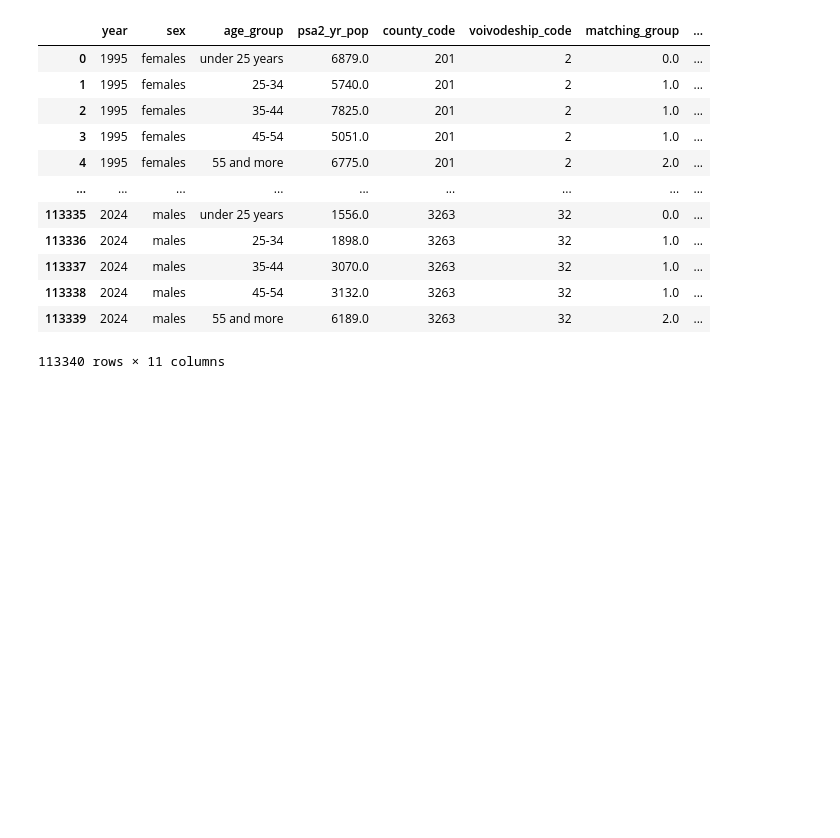
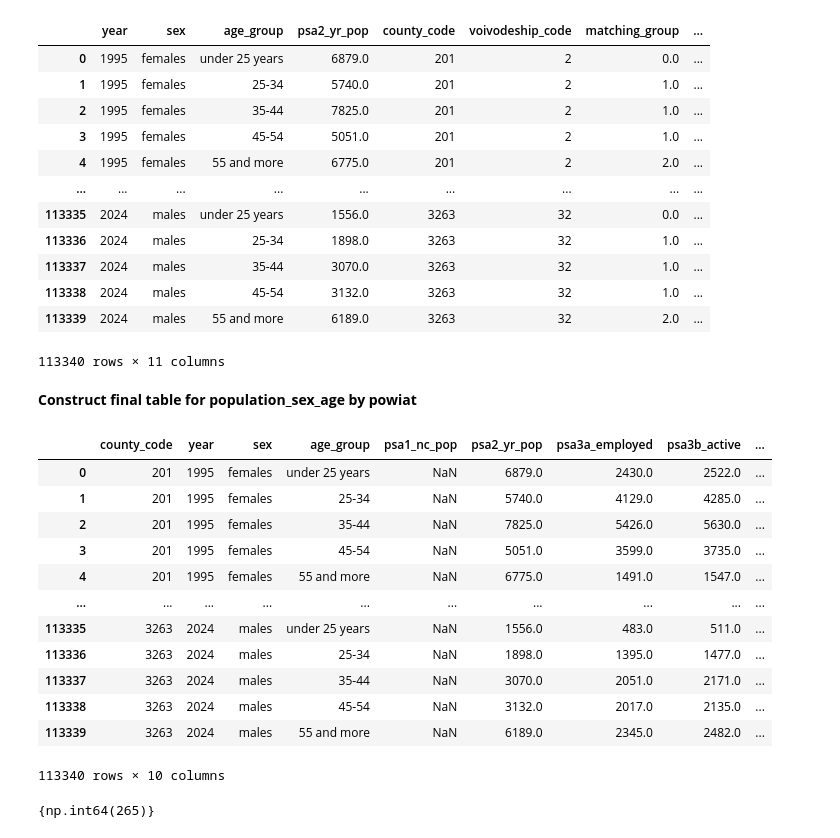
Before and after one commit to harrisonluff/Group_Project_Y3, a Jupyter notebook: notebooks/analysis/03_01_population_outcome.ipynb, the cells around one changed output. Saved outputs shown, nothing was run; the diff lists cells and outputs as text; code cells hidden in the pictures; blank space fills up the shorter version.

Commit message:
Implemented population sex age powiat table

```diff
--- a/notebooks/analysis/03_01_population_outcome.ipynb
+++ b/notebooks/analysis/03_01_population_outcome.ipynb
@@ -1270,3 +1270,40 @@ psa_option4
 | 113338 | 2024 | males | 45-54 | 3132.0 | 3263 | 32 | 1.0 | ... |
 | 113339 | 2024 | males | 55 and more | 6189.0 | 3263 | 32 | 2.0 | ... |
 113340 rows × 11 columns
+# %% [markdown]
+**Construct final table for population_sex_age by powiat**
+# %%
+psa = psa_option1.set_index(["county_code", "year", "sex", "age_group"]).copy()
+
+psa = psa.join(psa_option2.set_index(["county_code", "year", "sex", "age_group"]).copy(), how="outer")
+
+psa = psa.join(psa_option3.set_index(["county_code", "year", "sex", "age_group"]).copy(), how="outer")
+
+psa = psa.join(psa_option4.set_index(["county_code", "year", "sex", "age_group"])[["psa4a_employed", "psa4b_active"]].copy(), how="outer")
+
+psa = psa.reset_index()
+
+psa.to_csv(repo_root / "cleaned/03_01_outcome_tables/population_powiat_sex_age.csv")
+psa
+# %% [output]
+|  | county_code | year | sex | age_group | psa1_nc_pop | psa2_yr_pop | psa3a_employed | psa3b_active | ... |
+| 0 | 201 | 1995 | females | under 25 years | NaN | 6879.0 | 2430.0 | 2522.0 | ... |
+| 1 | 201 | 1995 | females | 25-34 | NaN | 5740.0 | 4129.0 | 4285.0 | ... |
+| 2 | 201 | 1995 | females | 35-44 | NaN | 7825.0 | 5426.0 | 5630.0 | ... |
+| 3 | 201 | 1995 | females | 45-54 | NaN | 5051.0 | 3599.0 | 3735.0 | ... |
+| 4 | 201 | 1995 | females | 55 and more | NaN | 6775.0 | 1491.0 | 1547.0 | ... |
+| ... | ... | ... | ... | ... | ... | ... | ... | ... | ... |
+| 113335 | 3263 | 2024 | males | under 25 years | NaN | 1556.0 | 483.0 | 511.0 | ... |
+| 113336 | 3263 | 2024 | males | 25-34 | NaN | 1898.0 | 1395.0 | 1477.0 | ... |
+| 113337 | 3263 | 2024 | males | 35-44 | NaN | 3070.0 | 2051.0 | 2171.0 | ... |
+| 113338 | 3263 | 2024 | males | 45-54 | NaN | 3132.0 | 2017.0 | 2135.0 | ... |
+| 113339 | 3263 | 2024 | males | 55 and more | NaN | 6189.0 | 2345.0 | 2482.0 | ... |
+113340 rows × 10 columns
+# %%
+psa_temp_1 = set(psa[psa["year"]==2012]["county_code"].unique())
+psa_temp_2 = set(psa[psa["year"]==2013]["county_code"].unique())
+len(psa_temp_1)
+len(psa_temp_2)
+psa_temp_2.difference(psa_temp_1)
+# %% [output]
+{np.int64(265)}
```
Also changed, not shown: 1 other file.
